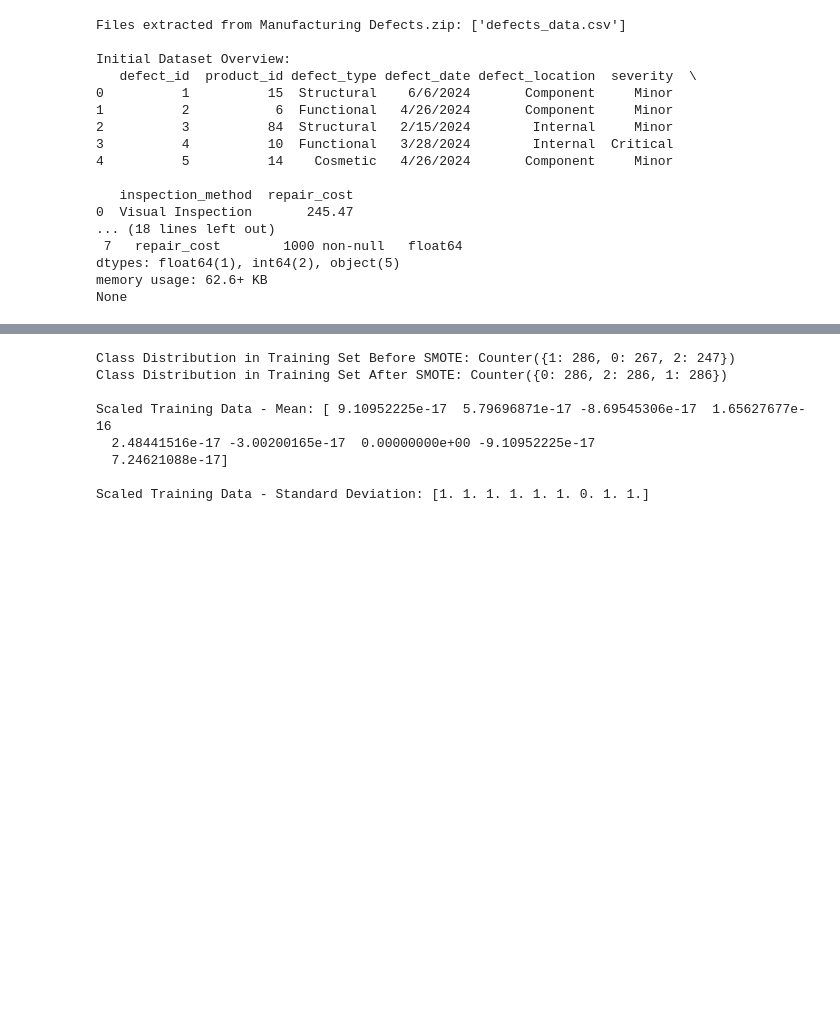
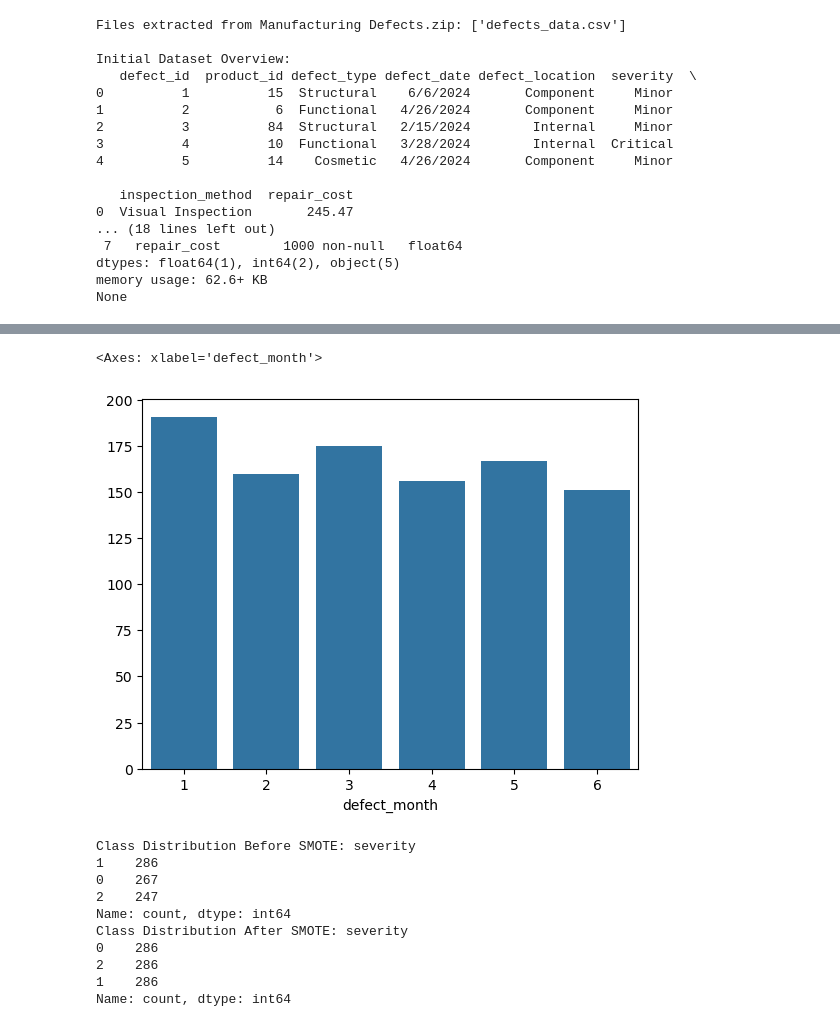
Before and after one commit to MiltonGreat/Manufacturing-Defects, a Jupyter notebook: Manufacturing Defects 2.ipynb, the cells around one changed output, grey strips where cells are left out. Cells and saved outputs as stored; diff of their text form; code cells hidden in the pictures; blank space fills up the shorter version.

```diff
--- a/Manufacturing Defects 2.ipynb
+++ b/Manufacturing Defects 2.ipynb
@@ -302,40 +180,41 @@ Passing `palette` without assigning `hue` is deprecated and will be removed in v
+# %%
+# Discovered Seasonal Trends in Defect Occurrences
+
+# Trend Analysis:
+# Defect occurrences were grouped by month to identify seasonal patterns in defect counts
+
+monthly_counts = df.groupby('defect_month').size()
+sns.barplot(x=monthly_counts.index, y=monthly_counts.values)
+# %% [output]
+<Axes: xlabel='defect_month'>
+[figure, added]
 # %%
-from collections import Counter
-
-# Data Splitting and Scaling
-
-# Separate features and target
+# Data Splitting and Balancing
 X = df.drop(columns=['severity'])
 y = df['severity']
 
-# Split into train and test sets
+# Train-test split with stratification
 X_train, X_test, y_train, y_test = train_test_split(X, y, test_size=0.2, stratify=y, random_state=42)
 
-# Inspect class distribution before SMOTE
-print("Class Distribution in Training Set Before SMOTE:", Counter(y_train))
-
-# Apply SMOTE to the training data
+# Address class imbalance with SMOTE
+print("Class Distribution Before SMOTE:", y_train.value_counts())
 smote = SMOTE(random_state=42)
 X_train_balanced, y_train_balanced = smote.fit_resample(X_train, y_train)
+print("Class Distribution After SMOTE:", pd.Series(y_train_balanced).value_counts())
 
-# Inspect class distribution after SMOTE
-print("Class Distribution in Training Set After SMOTE:", Counter(y_train_balanced))
-
-# Scale the features
+# Standardize numerical features
 scaler = StandardScaler()
-X_train_scaled = scaler.fit_transform(X_train_balanced)
+X_train_balanced = scaler.fit_transform(X_train_balanced)
 X_test_scaled = scaler.transform(X_test)
-
-# Inspect scaled data
-print("\nScaled Training Data - Mean:", X_train_scaled.mean(axis=0))
-print("\nScaled Training Data - Standard Deviation:", X_train_scaled.std(axis=0))
 # %% [output]
-Class Distribution in Training Set Before SMOTE: Counter({1: 286, 0: 267, 2: 247})
-Class Distribution in Training Set After SMOTE: Counter({0: 286, 2: 286, 1: 286})
-
-Scaled Training Data - Mean: [ 9.10952225e-17  5.79696871e-17 -8.69545306e-17  1.65627677e-16
-  2.48441516e-17 -3.00200165e-17  0.00000000e+00 -9.10952225e-17
-  7.24621088e-17]
-
-Scaled Training Data - Standard Deviation: [1. 1. 1. 1. 1. 1. 0. 1. 1.]
+Class Distribution Before SMOTE: severity
+1    286
+0    267
+2    247
+Name: count, dtype: int64
+Class Distribution After SMOTE: severity
+0    286
+2    286
+1    286
+Name: count, dtype: int64
 # %%
```
Also changed, not shown: parts of 19 cells of this notebook.
